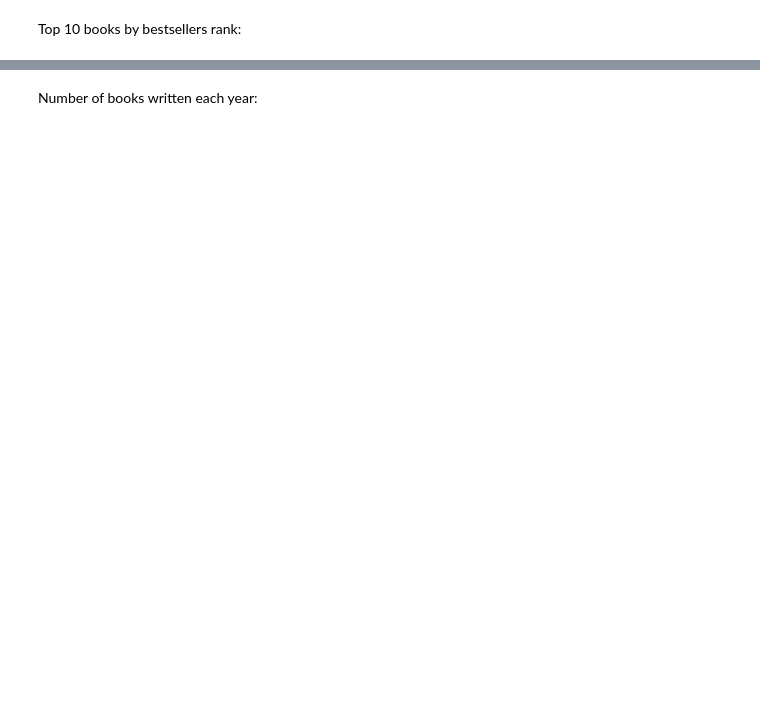
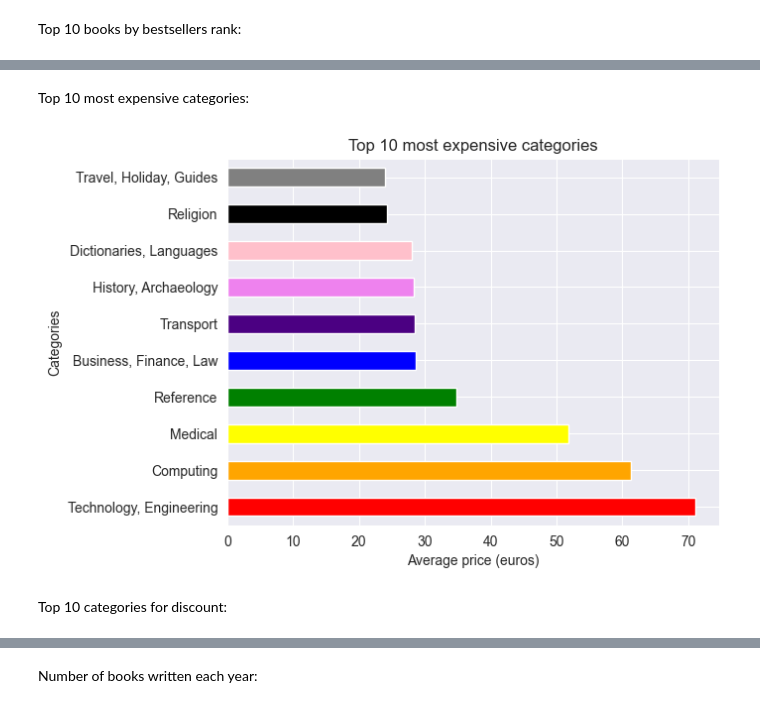
Before and after one commit to Vasyl-Poremchuk/book-scraping-and-data-analysis, a Jupyter notebook: book_analysis/book_analysis.ipynb, the cells around one changed output, grey strips where cells are left out. Drawn from its saved outputs; the diff is of its cells as text; code cells hidden in the pictures; blank space fills up the shorter version.

```diff
--- a/book_analysis/book_analysis.ipynb
+++ b/book_analysis/book_analysis.ipynb
@@ -560,0 +685,20 @@ plt.show()
+# %% [markdown]
+Top 10 most expensive categories:
+# %%
+grouped = books_df.groupby("Category")
+avg_rating_by_price_in_euros = grouped["PriceInEuros"].mean()
+top_10_categories_by_price_in_euros = avg_rating_by_price_in_euros.nlargest(10)
+
+top_10_categories_by_price_in_euros.plot(
+    kind="barh",
+    xlabel="Average price (euros)",
+    ylabel="Categories",
+    title="Top 10 most expensive categories",
+    color=["red", "orange", "yellow", "green", "blue", "indigo", "violet", "pink", "black", "gray"],
+)
+
+plt.show()
+# %% [output]
+[figure, added]
+# %% [markdown]
+Top 10 categories for discount:
```
Also changed, not shown: parts of 36 cells of this notebook.
